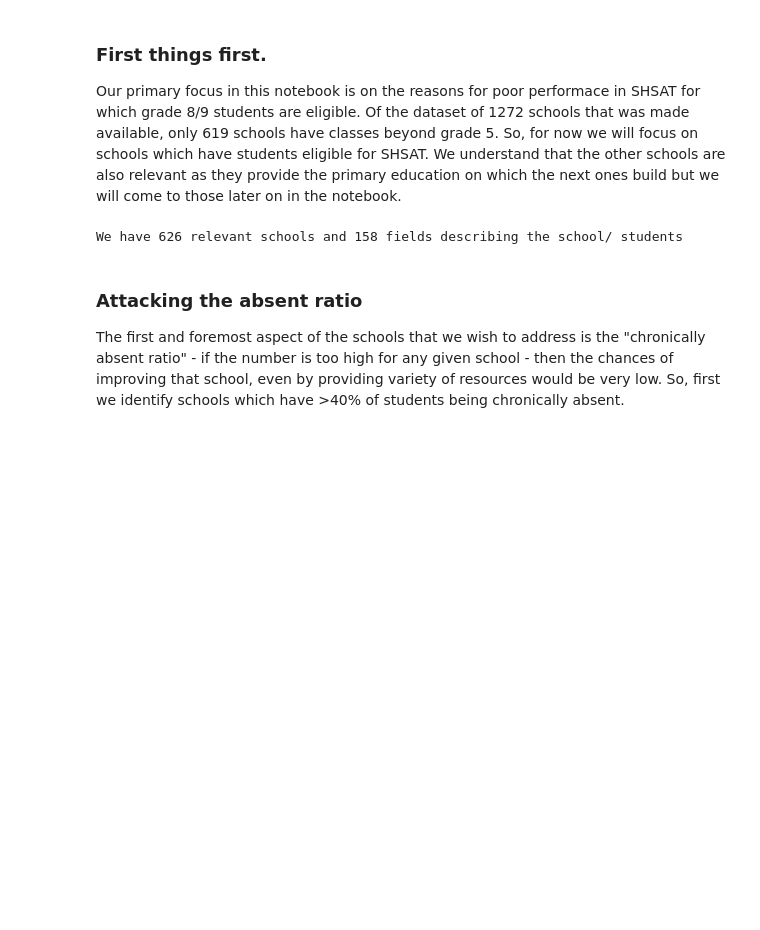
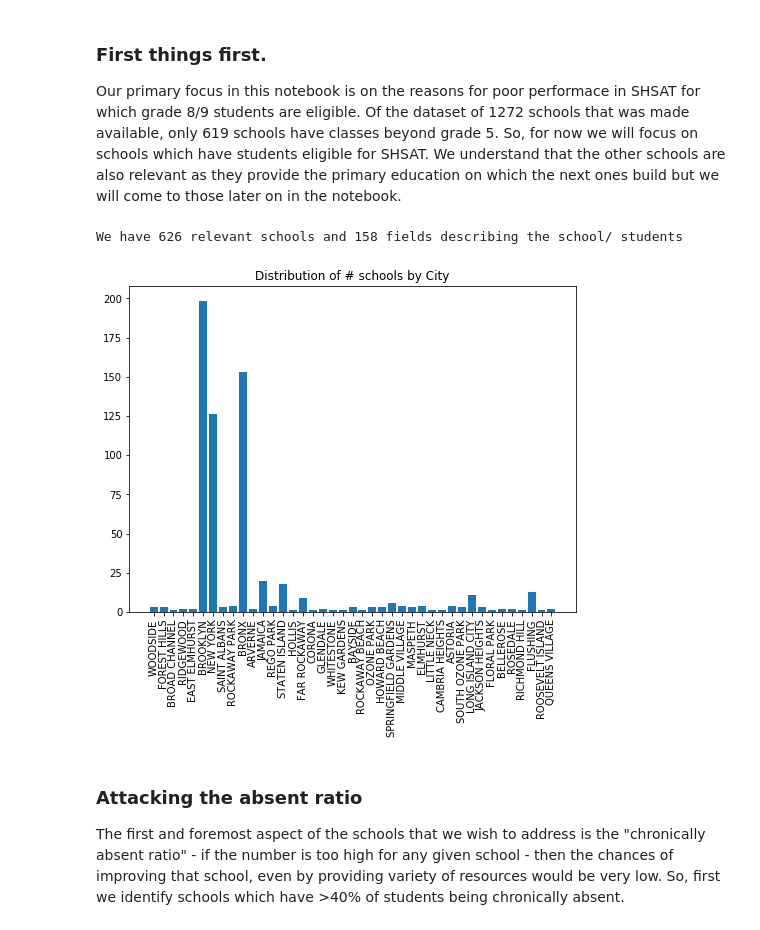
Before and after one commit to infocusp/passnyc_data_science_for_good, a Jupyter notebook: code/sandbox/falak/ds_for_good.ipynb, the cells around one changed output. Drawn from its saved outputs; the diff is of its cells as text; code cells hidden in the pictures; blank space fills up the shorter version.

```diff
--- a/code/sandbox/falak/ds_for_good.ipynb
+++ b/code/sandbox/falak/ds_for_good.ipynb
@@ -66,6 +67,27 @@ df_schools = df_schools_relevant_grade.drop(high_nan_columns, axis=1)
 print("We have %d relevant schools and %d fields describing the school/ students"%(df_schools.shape))
 # %% [output]
 We have 626 relevant schools and 158 fields describing the school/ students
+# %%
+def plot_city_hist(df_schools, title_str):
+    df_schools[['City']]
+
+    # Read CSV file, get author names and counts.
+
+    counter = Counter(df_schools['City'])
+    city = counter.keys()
+    city_count = counter.values()
+
+    # Plot histogram using matplotlib bar().
+    plt.figure(figsize=[8,6])
+    indexes = np.arange(len(city))
+    plt.bar(indexes, city_count)
+    plt.xticks(indexes , city, rotation=90)
+    plt.title(title_str)
+    plt.show()
+# %%
+plot_city_hist(df_schools, 'Distribution of # schools by City')
+# %% [output]
+[figure, added]
 # %% [markdown]
 ### Attacking the absent ratio
 
```
Also changed, not shown: parts of 28 cells of this notebook.
